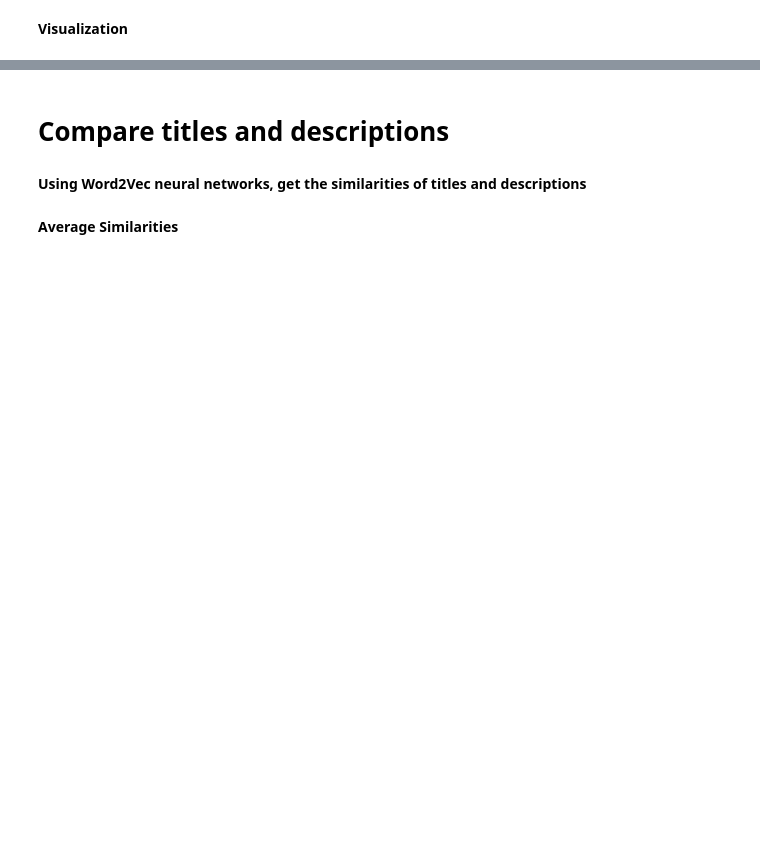
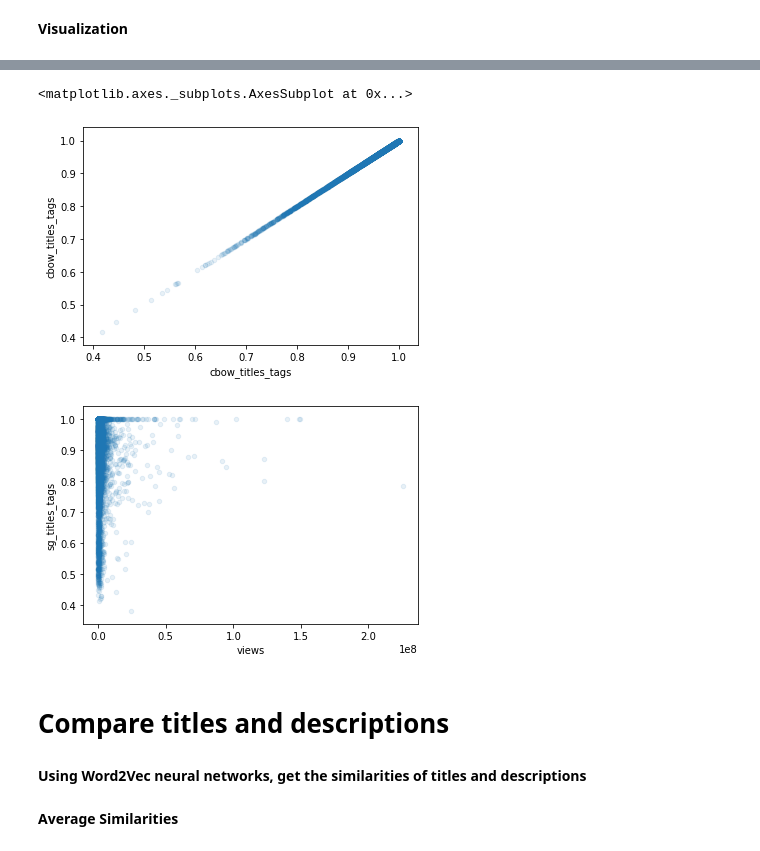
Before and after one commit to nmhaddad/youtube-machine-learning-experiments, a Jupyter notebook: cs6140projectNLP.ipynb, the cells around one changed output, grey strips where cells are left out. Cells and saved outputs as stored; diff of their text form; code cells hidden in the pictures; blank space fills up the shorter version.

```diff
--- a/cs6140projectNLP.ipynb
+++ b/cs6140projectNLP.ipynb
@@ -416,0 +419,9 @@ plt.show()
+# %%
+videos.plot(kind="scatter", x="cbow_titles_tags", y="cbow_titles_tags", alpha=0.1)
+# use colors to show clusters of views 100k - 200k ...
+# does it cluser well with title, description, tags..
+videos.plot(kind="scatter", x="views", y="sg_titles_tags", alpha=0.1)
+# %% [output]
+<matplotlib.axes._subplots.AxesSubplot at 0x...>
+[figure, added]
+[figure, added]
```
Also changed, not shown: parts of 37 cells of this notebook.
